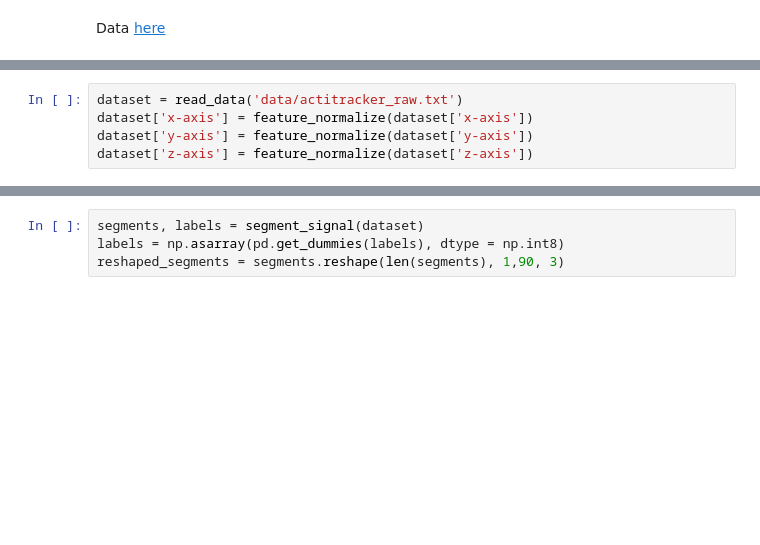
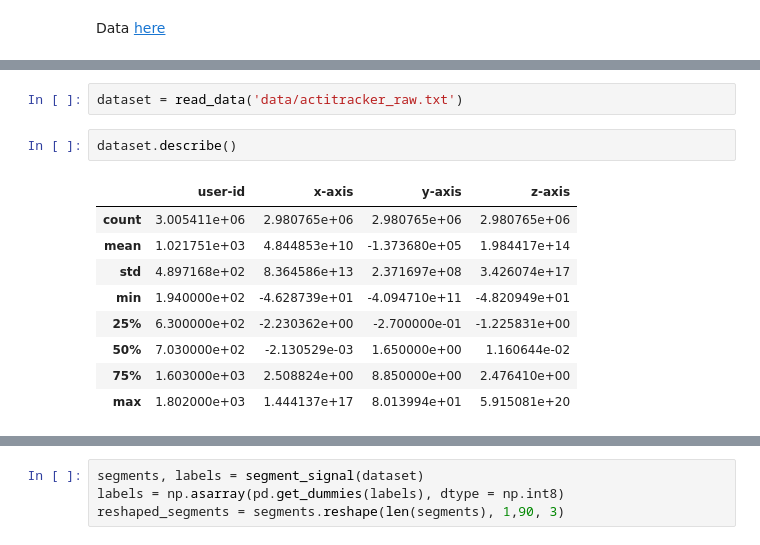
Before and after one commit to abiraja2004/ml_fun, a Jupyter notebook: deep/human_activity/cnn_har.ipynb, the cells around one changed output, grey strips where cells are left out. Drawn from its saved outputs; the diff is of its cells as text; blank space fills up the shorter version.

```diff
--- a/deep/human_activity/cnn_har.ipynb
+++ b/deep/human_activity/cnn_har.ipynb
@@ -98,5 +185,14 @@ Data [here](http://www.cis.fordham.edu/wisdm/dataset.php#activityprediction)
-# %%
-dataset = read_data('data/actitracker_raw.txt')
-dataset['x-axis'] = feature_normalize(dataset['x-axis'])
-dataset['y-axis'] = feature_normalize(dataset['y-axis'])
-dataset['z-axis'] = feature_normalize(dataset['z-axis'])
+# %%
+dataset = read_data('data/actitracker_raw.txt')
+# %%
+dataset.describe()
+# %% [output]
+|  | user-id | x-axis | y-axis | z-axis |
+| count | 3.005411e+06 | 2.980765e+06 | 2.980765e+06 | 2.980765e+06 |
+| mean | 1.021751e+03 | 4.844853e+10 | -1.373680e+05 | 1.984417e+14 |
+| std | 4.897168e+02 | 8.364586e+13 | 2.371697e+08 | 3.426074e+17 |
+| min | 1.940000e+02 | -4.628739e+01 | -4.094710e+11 | -4.820949e+01 |
+| 25% | 6.300000e+02 | -2.230362e+00 | -2.700000e-01 | -1.225831e+00 |
+| 50% | 7.030000e+02 | -2.130529e-03 | 1.650000e+00 | 1.160644e-02 |
+| 75% | 1.603000e+03 | 2.508824e+00 | 8.850000e+00 | 2.476410e+00 |
+| max | 1.802000e+03 | 1.444137e+17 | 8.013994e+01 | 5.915081e+20 |
```
Also changed, not shown: parts of 15 cells of this notebook.
